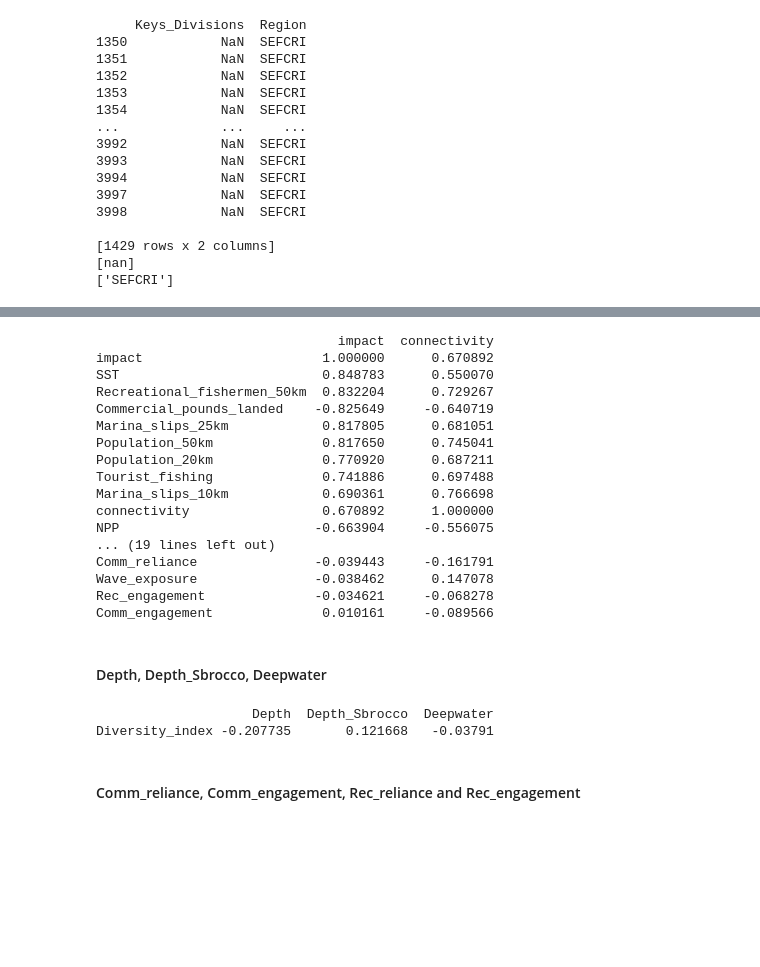
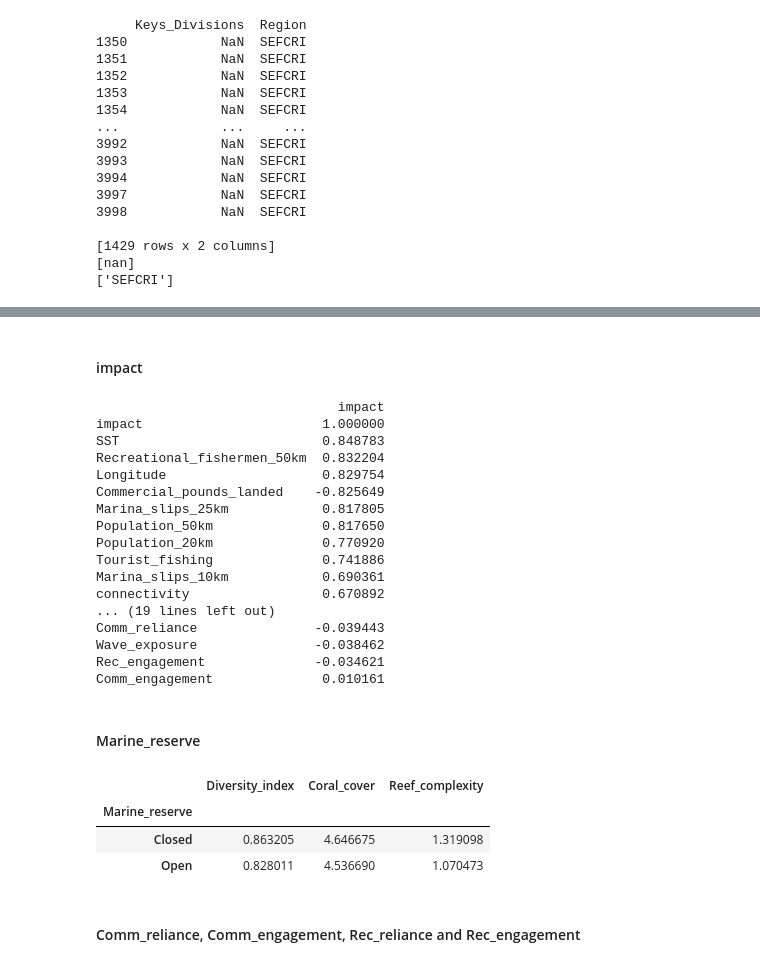
Before and after one commit to gpealat/coralreef, a Jupyter notebook: Notebooks/New EDA.ipynb, the cells around one changed output, grey strips where cells are left out. Cells and saved outputs as stored; diff of their text form; code cells hidden in the pictures; blank space fills up the shorter version.

```diff
--- a/Notebooks/New EDA.ipynb
+++ b/Notebooks/New EDA.ipynb
@@ -91,0 +149,13 @@ data = data.drop(drop_individual_region, axis = 1)
+# %%
+
+# Define the column names
+columns = ['BNP', 'DryTortugas', 'CoralECA', 'FKNMS']
+
+# Combine the columns into one
+data['Combined_sites'] = data[columns].apply(lambda row: row.dropna().iloc[0] if row.dropna().size > 0 else np.nan, axis=1)
+
+# Drop the old columns
+data.drop(columns, axis=1, inplace=True)
+data.drop("Keys_Divisions", axis = 1, inplace=True)
+data = data.drop("Region", axis = 1)
+data.columns
@@ -94,5 +177,7 @@ data = data.drop(drop_individual_region, axis = 1)
+# %% [markdown]
+#### impact
 # %%
-print(data.corr(numeric_only=True).loc[:,["impact", "connectivity"]].sort_values(by = "impact", ascending = False, key = abs))
+print(data.corr(numeric_only=True).loc[:,["impact"]].sort_values(by = "impact", ascending = False, key = abs))
 
 #CONLCUSION: The following features are highly related and maybe explainable only with the "impact" feature
 
@@ -103,50 +188,45 @@ print(data.corr(numeric_only=True).loc[:,["impact", "connectivity"]].sort_values
 # Population_50km                0.817650
 # Population_20km                0.770920
 # Tourist_fishing                0.741886
-# Marina_slips_10km              0.690361
-# connectivity                   0.670892
 
 # ** Diversity_index **          0.142606
 
 
-related_to_impact = ["SST", "Marina_slips_10km", "Marina_slips_25km",
+related_to_impact = ["SST", "Marina_slips_25km",
                      "Population_20km", "Population_50km", "Recreational_fishermen_50km",
-                    "Tourist_fishing", "connectivity"]
-
-#OBS: connectivity is also considerably related with the anthropogenic stressors' features
+                    "Tourist_fishing", "Marina_slips_10km"]
 
 
 data = data.drop(related_to_impact, axis = 1)
 # %% [output]
-                               impact  connectivity
-impact                       1.000000      0.670892
-SST                          0.848783      0.550070
-Recreational_fishermen_50km  0.832204      0.729267
-Commercial_pounds_landed    -0.825649     -0.640719
-Marina_slips_25km            0.817805      0.681051
-Population_50km              0.817650      0.745041
-Population_20km              0.770920      0.687211
-Tourist_fishing              0.741886      0.697488
-Marina_slips_10km            0.690361      0.766698
-connectivity                 0.670892      1.000000
-NPP                         -0.663904     -0.556075
+                               impact
+impact                       1.000000
+SST                          0.848783
+Recreational_fishermen_50km  0.832204
+Longitude                    0.829754
+Commercial_pounds_landed    -0.825649
+Marina_slips_25km            0.817805
+Population_50km              0.817650
+Population_20km              0.770920
+Tourist_fishing              0.741886
+Marina_slips_10km            0.690361
+connectivity                 0.670892
 ... (19 lines left out)
-Comm_reliance               -0.039443     -0.161791
-Wave_exposure               -0.038462      0.147078
-Rec_engagement              -0.034621     -0.068278
-Comm_engagement              0.010161     -0.089566
+Comm_reliance               -0.039443
+Wave_exposure               -0.038462
+Rec_engagement              -0.034621
+Comm_engagement              0.010161
-# %% [markdown]
-#### Depth, Depth_Sbrocco, Deepwater
-# %%
-feat = ["Depth", "Depth_Sbrocco", "Deepwater"]
-print(data.corr(numeric_only = True).loc[["Diversity_index"], feat])
-
-#Depth and Depth_Sbrocco have a non-negligible correlation with Diversity_index.
-
-data = data.drop("Deepwater", axis = 1)
-# %% [output]
-                    Depth  Depth_Sbrocco  Deepwater
-Diversity_index -0.207735       0.121668   -0.03791
+# %% [markdown]
+#### Marine_reserve
+# %%
+data.groupby("Marine_reserve").mean(numeric_only=True).loc[:,["Diversity_index","Coral_cover","Reef_complexity"]]
+
+#CONCLUSION: Protected areas have a higher Diversity_index, Coral_cover and Reef_compelxity. Therefore, a relevant feature to keep.
+# %% [output]
+|  | Diversity_index | Coral_cover | Reef_complexity |
+| Marine_reserve |  |  |  |
+| Closed | 0.863205 | 4.646675 | 1.319098 |
+| Open | 0.828011 | 4.536690 | 1.070473 |
 # %% [markdown]
 #### Comm_reliance, Comm_engagement, Rec_reliance and Rec_engagement
 # %%
```
Also changed, not shown: parts of 42 cells of this notebook.
